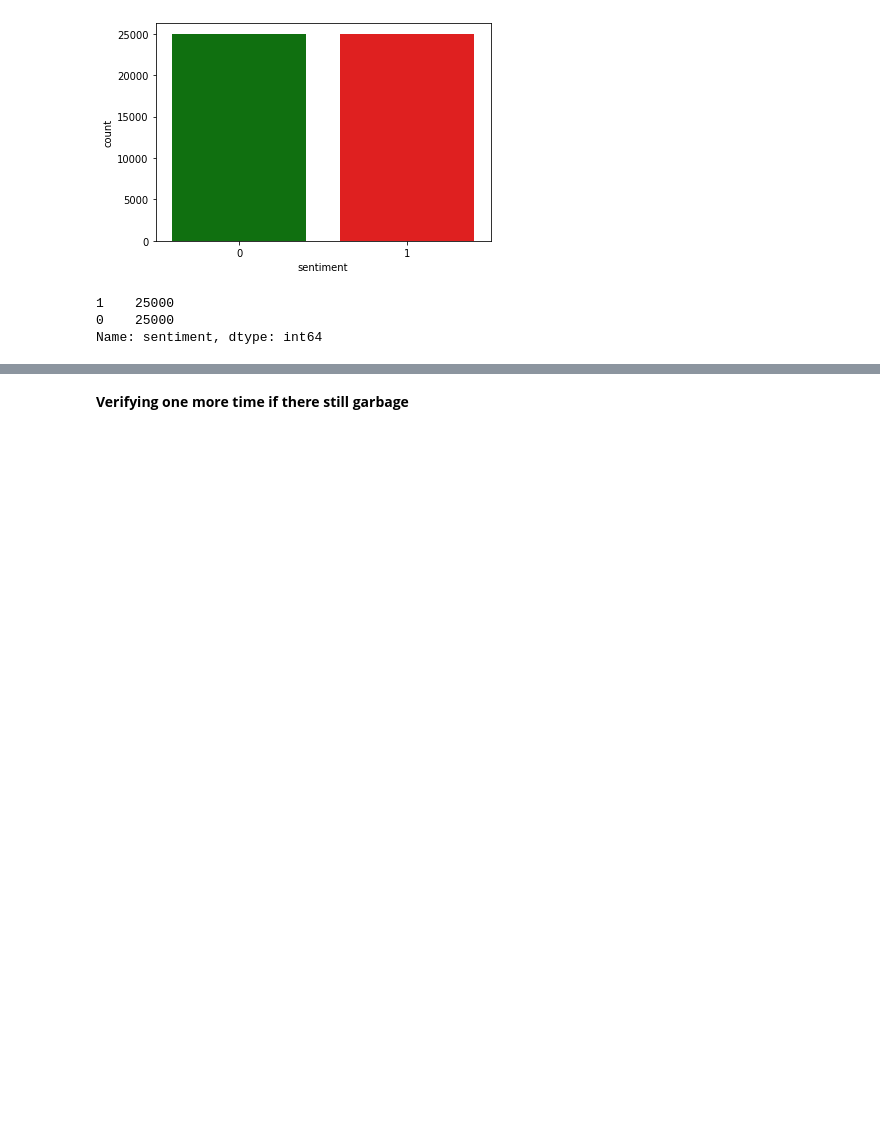
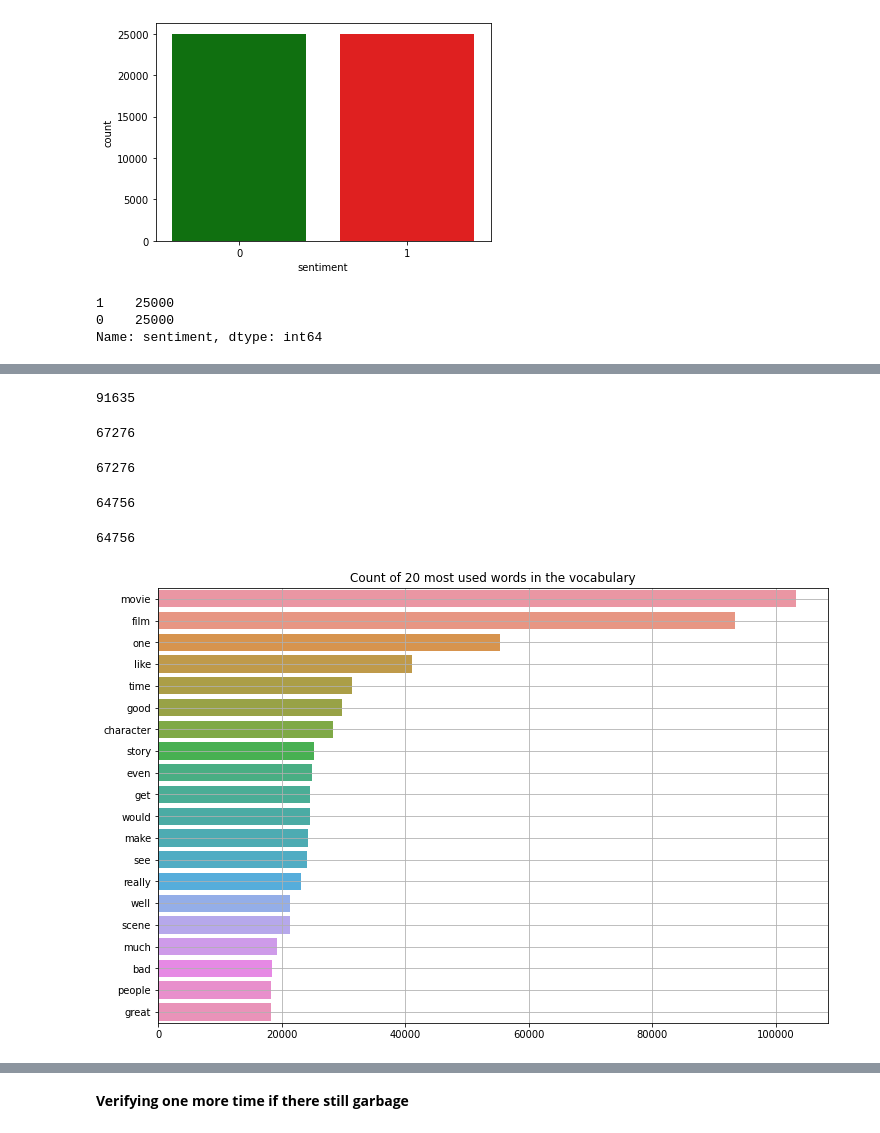
Before and after one commit to javivi235/SentimentAnalysis, a Jupyter notebook: Proyecto_FInal.ipynb, the cells around one changed output, grey strips where cells are left out. Saved outputs shown, nothing was run; the diff lists cells and outputs as text; code cells hidden in the pictures; blank space fills up the shorter version.

```diff
--- a/Proyecto_FInal.ipynb
+++ b/Proyecto_FInal.ipynb
@@ -234,0 +232,58 @@ dataProcessed.shape
+# %%
+def vocabulary_build(reviews):
+    vocab = {}
+    for review in reviews:
+        review = review.replace('[','').replace(']','').replace('"','').replace("'","")
+        review = review.replace(' ','').split(',')
+        vocab_increase(review,vocab)
+    return vocab
+
+def vocab_increase(review, vocab):
+    for word in review:
+        try:
+          vocab[word]+=1
+
+        except KeyError:
+          vocab[word]=1
+# %%
+rev_list = dataProcessed["review_clean_array"].to_list()
+vocabulary = vocabulary_build(rev_list)
+vocabulary_size = len(vocabulary)
+vocabulary_size
+# %% [output]
+91635
+# %%
+vocabulary = { w: vocabulary[w] for w in sorted(vocabulary, key=vocabulary.get, reverse=True)}
+# %%
+positive_vocab = {}
+vocab_increase(pos.split(' '),positive_vocab)
+len(positive_vocab)
+# %% [output]
+67276
+# %%
+positive_vocab = { w: positive_vocab[w] for w in sorted(positive_vocab, key=positive_vocab.get, reverse=True)}
+len(positive_vocab)
+# %% [output]
+67276
+# %%
+negative_vocab = {}
+vocab_increase(neg.split(' '),negative_vocab)
+len(negative_vocab)
+# %% [output]
+64756
+# %%
+negative_vocab = { w: negative_vocab[w] for w in sorted(negative_vocab, key=negative_vocab.get, reverse=True)}
+len(negative_vocab)
+# %% [output]
+64756
+# %%
+general_top_keys = []
+general_top_values = []
+
+i = 0
+for key,value in vocabulary.items():
+    if i == 20:
+      break
+    general_top_keys.append(key)
+    general_top_values.append(value)
+    i += 1
@@ -234,0 +312,6 @@ dataProcessed.shape
+# %%
+plt.figure(figsize=(12,8))
+sns.barplot(x=general_top_values,y=general_top_keys).set_title('Count of 20 most used words in the vocabulary')
+plt.grid()
+# %% [output]
+[figure, added]
```
Also changed, not shown: parts of 16 cells of this notebook.
